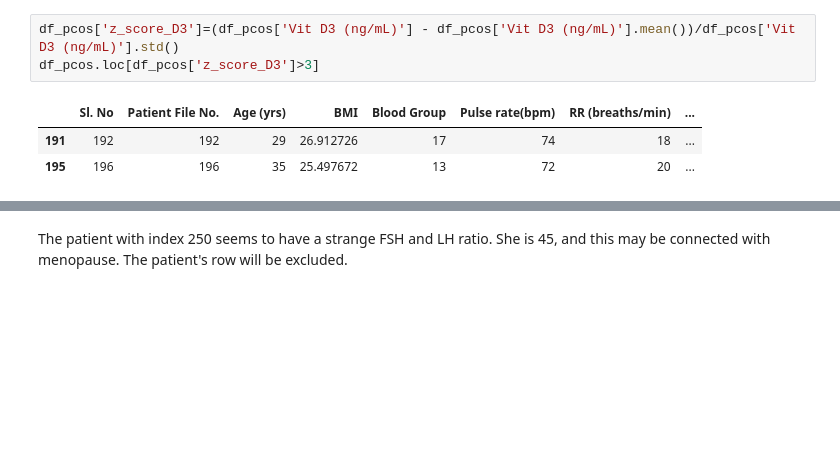
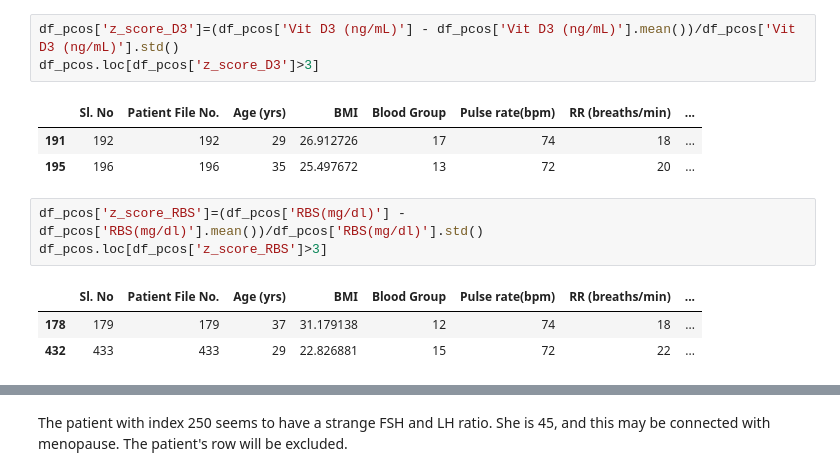
Before and after one commit to tina-m-dev/pcos, a Jupyter notebook: Outliers.ipynb, the cells around one changed output, grey strips where cells are left out. Drawn from its saved outputs; the diff is of its cells as text; blank space fills up the shorter version.

```diff
--- a/Outliers.ipynb
+++ b/Outliers.ipynb
@@ -134,6 +134,13 @@ df_pcos.loc[df_pcos['z_score_D3']>3]
 |  | Sl. No | Patient File No. | Age (yrs) | BMI | Blood Group | Pulse rate(bpm) | RR (breaths/min) | ... |
 | 191 | 192 | 192 | 29 | 26.912726 | 17 | 74 | 18 | ... |
 | 195 | 196 | 196 | 35 | 25.497672 | 13 | 72 | 20 | ... |
+# %%
+df_pcos['z_score_RBS']=(df_pcos['RBS(mg/dl)'] - df_pcos['RBS(mg/dl)'].mean())/df_pcos['RBS(mg/dl)'].std()
+df_pcos.loc[df_pcos['z_score_RBS']>3]
+# %% [output]
+|  | Sl. No | Patient File No. | Age (yrs) | BMI | Blood Group | Pulse rate(bpm) | RR (breaths/min) | ... |
+| 178 | 179 | 179 | 37 | 31.179138 | 12 | 74 | 18 | ... |
+| 432 | 433 | 433 | 29 | 22.826881 | 15 | 72 | 22 | ... |
 # %%
 import plotly.express as px
 import plotly.graph_objects as go
```
Also changed, not shown: parts of 2 cells of this notebook.
